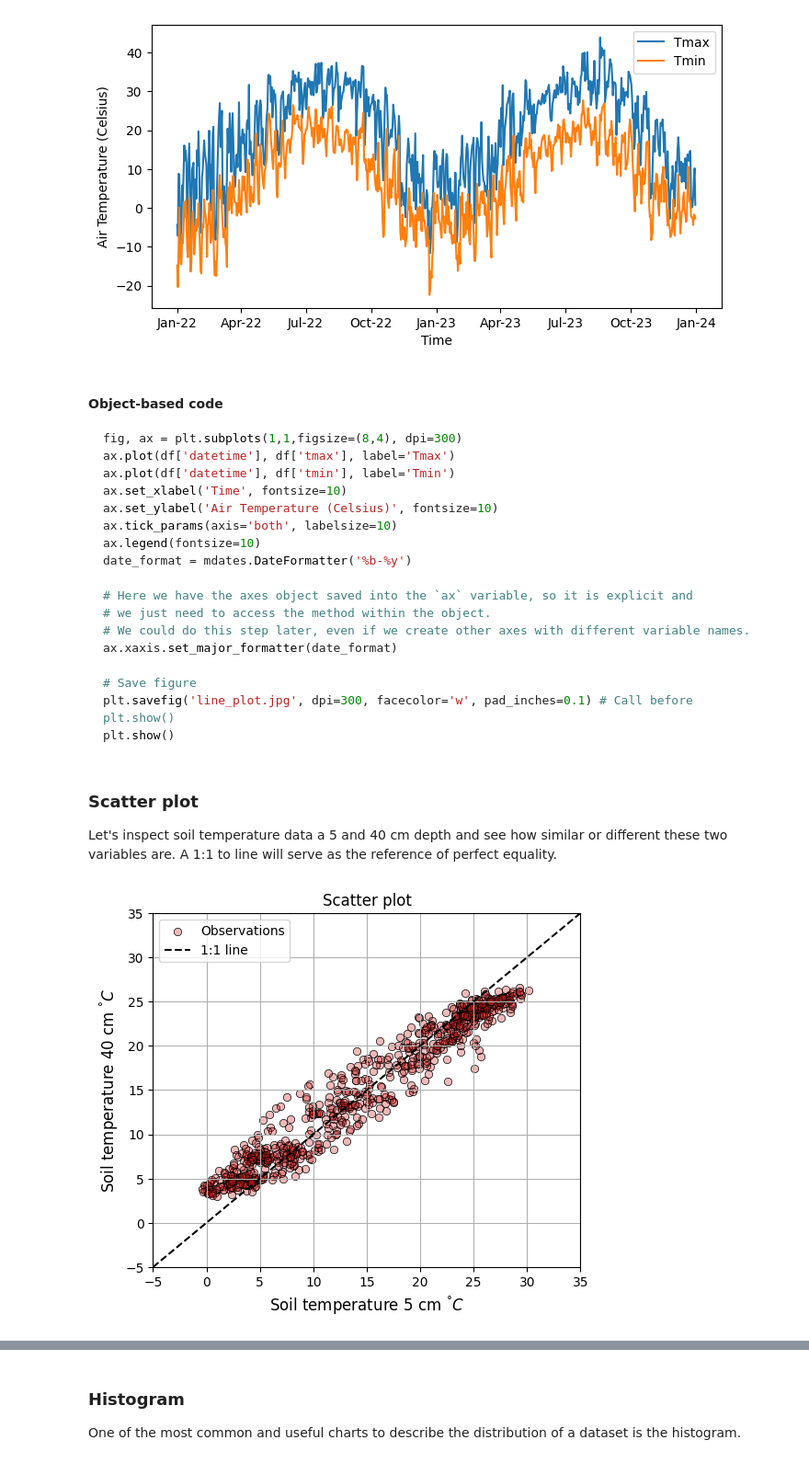
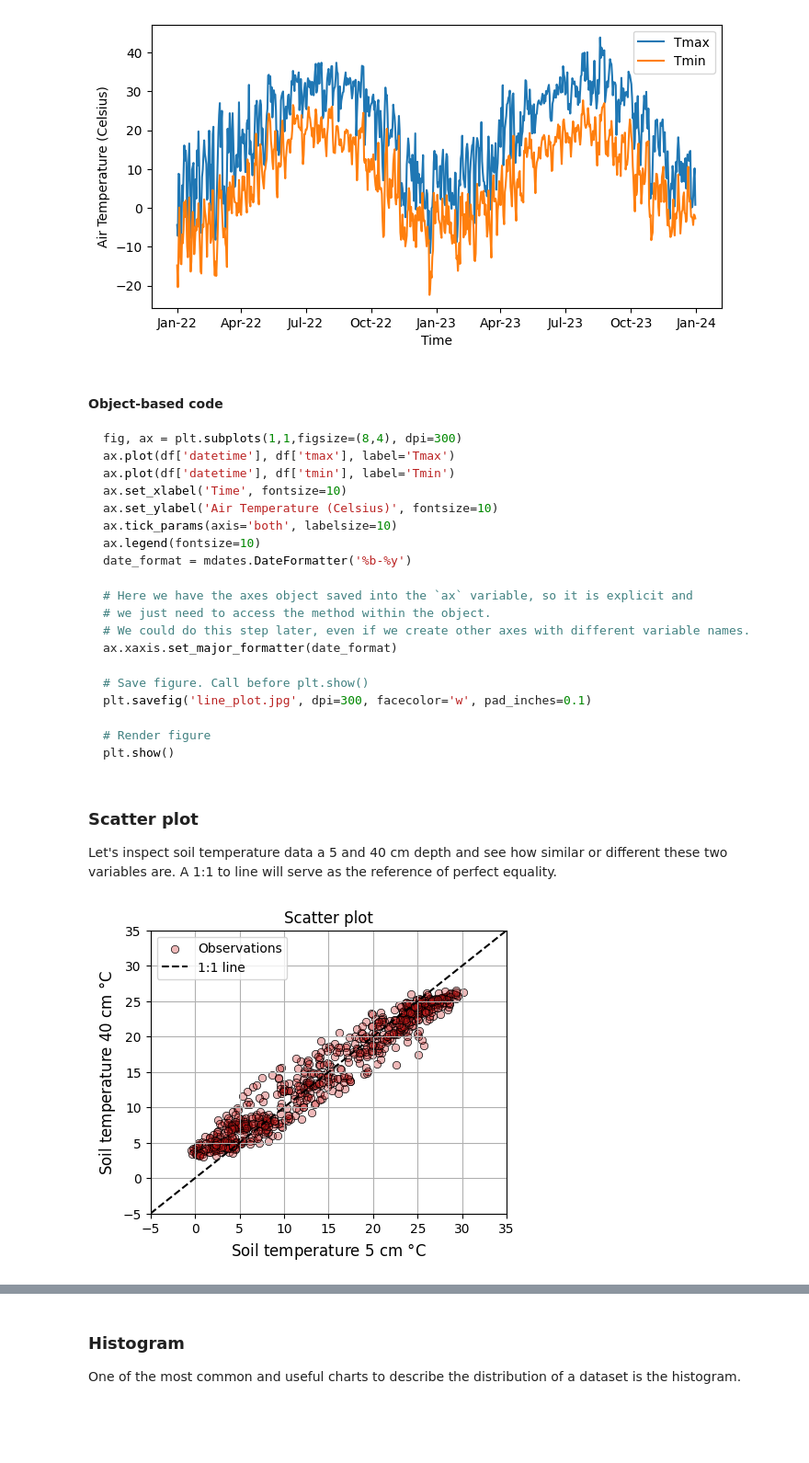
Before and after one commit to soilwater/pynotes-agriscience, a Jupyter notebook: basic_concepts/plotting.ipynb, the cells around one changed output, grey strips where cells are left out. Shown at 92% size. Saved outputs shown, nothing was run; the diff lists cells and outputs as text; code cells hidden in the pictures; blank space fills up the shorter version.

````diff
--- a/basic_concepts/plotting.ipynb
+++ b/basic_concepts/plotting.ipynb
@@ -187,8 +187,10 @@ date_format = mdates.DateFormatter('%b-%y')
 # We could do this step later, even if we create other axes with different variable names.
 ax.xaxis.set_major_formatter(date_format)
 
-# Save figure
-plt.savefig('line_plot.jpg', dpi=300, facecolor='w', pad_inches=0.1) # Call before plt.show()
+# Save figure. Call before plt.show()
+plt.savefig('line_plot.jpg', dpi=300, facecolor='w', pad_inches=0.1)
+
+# Render figure
 plt.show()
 ```
 # %% [markdown]
@@ -196,20 +198,21 @@ plt.show()
 
 Let's inspect soil temperature data a 5 and 40 cm depth and see how similar or different these two variables are. A 1:1 to line will serve as the reference of perfect equality.
 # %%
-plt.figure(figsize=(6,5))
+# Scatter plot
+plt.figure(figsize=(5,4))
 plt.scatter(df['soiltemp_5cm'], df['soiltemp_40cm'],
             marker='o', facecolor=(0.8, 0.1, 0.1, 0.3),
             edgecolor='k', linewidth=0.5, label='Observations')
 plt.plot([-5, 35], [-5, 35], linestyle='--', color='k', label='1:1 line') # 1:1 line
 plt.title('Scatter plot', fontsize=12, fontweight='normal')
-plt.xlabel('Soil temperature 5 cm $^\degree{C}$', size=12)
-plt.ylabel('Soil temperature 40 cm $^\degree{C}$', size=12)
+plt.xlabel('Soil temperature 5 cm $\mathrm{\degree{C}}$', size=12)
+plt.ylabel('Soil temperature 40 cm $\mathrm{\degree{C}}$', size=12)
 plt.xticks(fontsize=10)
 plt.yticks(fontsize=10)
 plt.xlim([-5, 35])
 plt.ylim([-5, 35])
 plt.legend(fontsize=10)
 plt.grid()
 plt.show()
 # %% [output]
-[figure, old version]
+[figure, new version]
````
Also changed, not shown: parts of 20 cells of this notebook, 19 other files.
